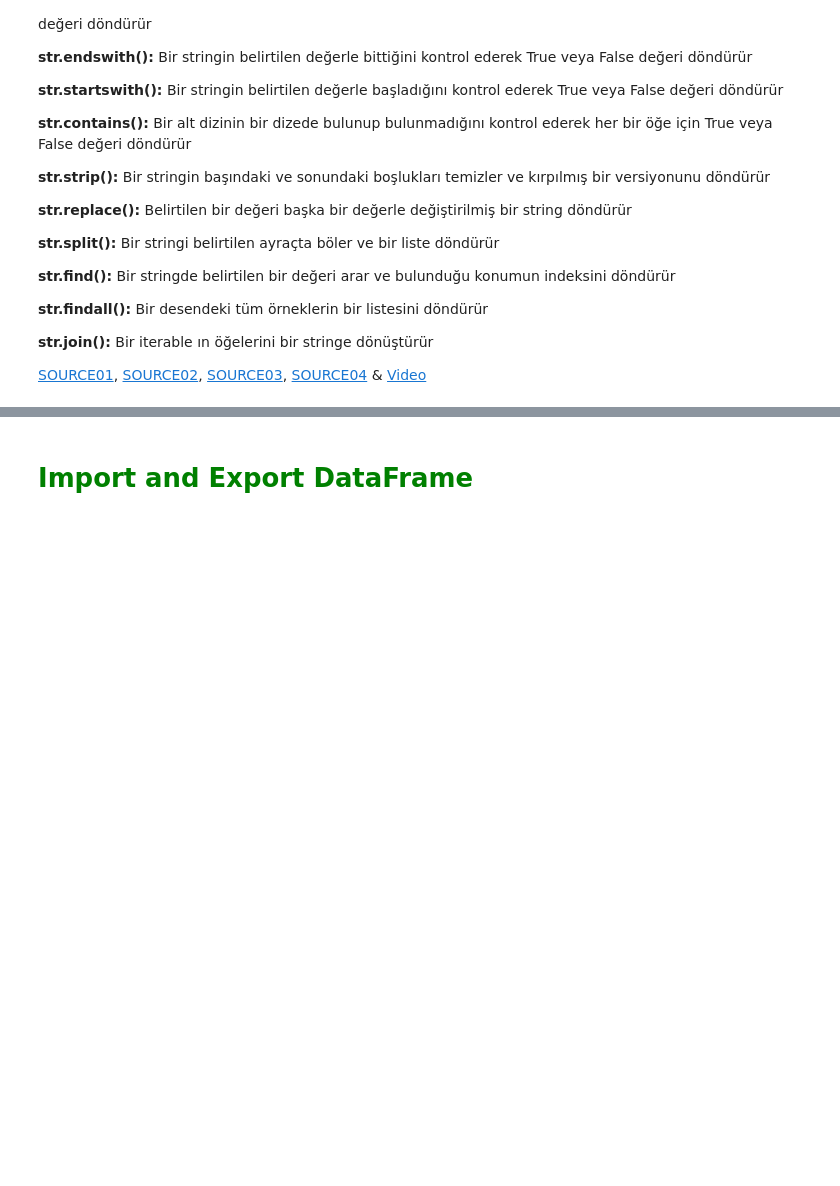
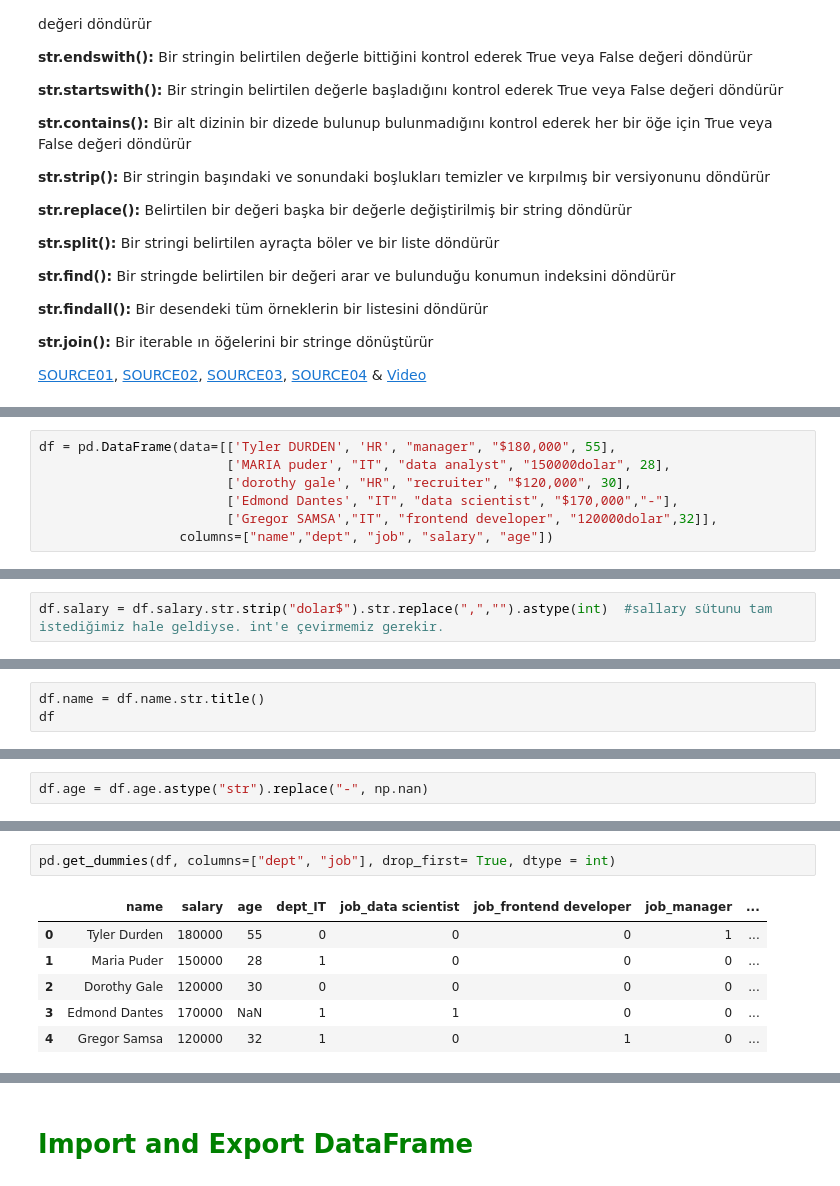
Before and after one commit to fulyacelebii/vscode, a Jupyter notebook: Pandas_PreClass_8 (Combining Data Frames & String Methods & dummy_operations) 26.03.24.ipynb, the cells around one changed output, grey strips where cells are left out. Drawn from its saved outputs; the diff is of its cells as text; blank space fills up the shorter version.

```diff
--- a/Pandas_PreClass_8 (Combining Data Frames & String Methods & dummy_operations) 26.03.24.ipynb
+++ b/Pandas_PreClass_8 (Combining Data Frames & String Methods & dummy_operations) 26.03.24.ipynb
@@ -335,0 +405,7 @@ df3.join(df4)  #df3'ün tüm indekslerini df'4'ün ortak indekslerini getirdi.
+# %%
+df = pd.DataFrame(data=[['Tyler DURDEN', 'HR', "manager", "$180,000", 55],
+                        ['MARIA puder', "IT", "data analyst", "150000dolar", 28],
+                        ['dorothy gale', "HR", "recruiter", "$120,000", 30],
+                        ['Edmond Dantes', "IT", "data scientist", "$170,000","-"],
+                        ['Gregor SAMSA',"IT", "frontend developer", "120000dolar",32]],
+                  columns=["name","dept", "job", "salary", "age"])
@@ -335,0 +488,2 @@ df3.join(df4)  #df3'ün tüm indekslerini df'4'ün ortak indekslerini getirdi.
+# %%
+df.salary = df.salary.str.strip("dolar$").str.replace(",","").astype(int)  #sallary sütunu tam istediğimiz hale geldiyse. int'e çevirmemiz gerekir.
@@ -335,0 +499,3 @@ df3.join(df4)  #df3'ün tüm indekslerini df'4'ün ortak indekslerini getirdi.
+# %%
+df.name = df.name.str.title()
+df
@@ -335,0 +509,2 @@ df3.join(df4)  #df3'ün tüm indekslerini df'4'ün ortak indekslerini getirdi.
+# %%
+df.age = df.age.astype("str").replace("-", np.nan)
@@ -351,0 +587,9 @@ Genellikle kategorik değişkenleri veya text datalarını, makine öğrenimi al
+# %%
+pd.get_dummies(df, columns=["dept", "job"], drop_first= True, dtype = int)
+# %% [output]
+|  | name | salary | age | dept_IT | job_data scientist | job_frontend developer | job_manager | ... |
+| 0 | Tyler Durden | 180000 | 55 | 0 | 0 | 0 | 1 | ... |
+| 1 | Maria Puder | 150000 | 28 | 1 | 0 | 0 | 0 | ... |
+| 2 | Dorothy Gale | 120000 | 30 | 0 | 0 | 0 | 0 | ... |
+| 3 | Edmond Dantes | 170000 | NaN | 1 | 1 | 0 | 0 | ... |
+| 4 | Gregor Samsa | 120000 | 32 | 1 | 0 | 1 | 0 | ... |
```
Also changed, not shown: parts of 33 cells of this notebook, 1 other file.
